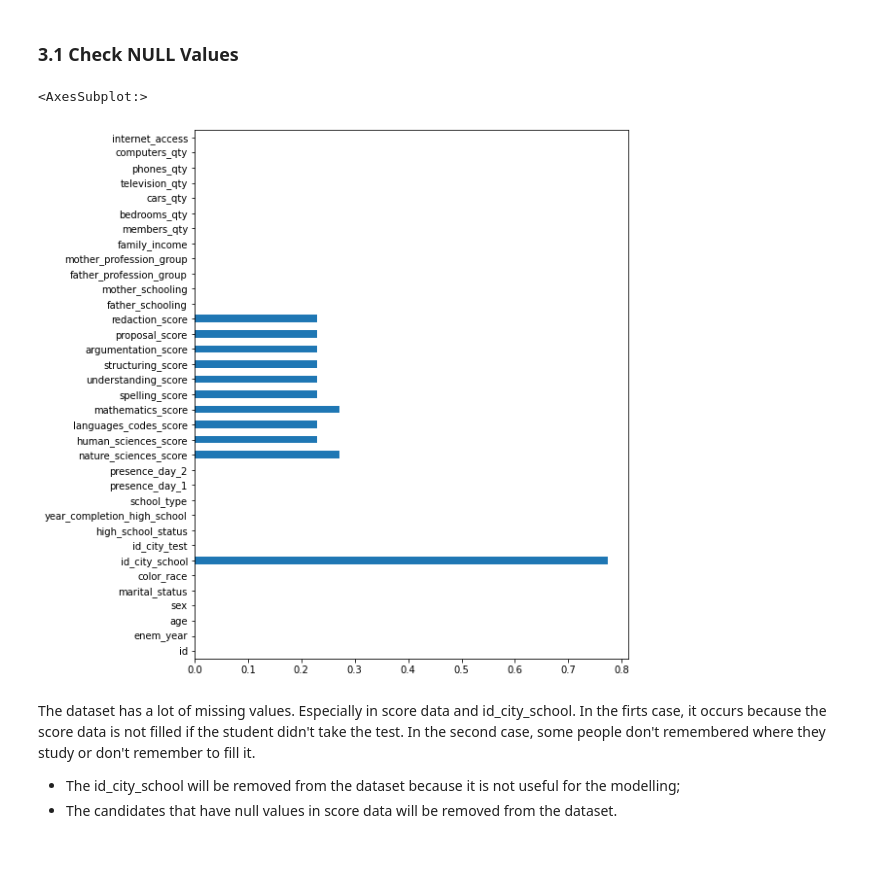
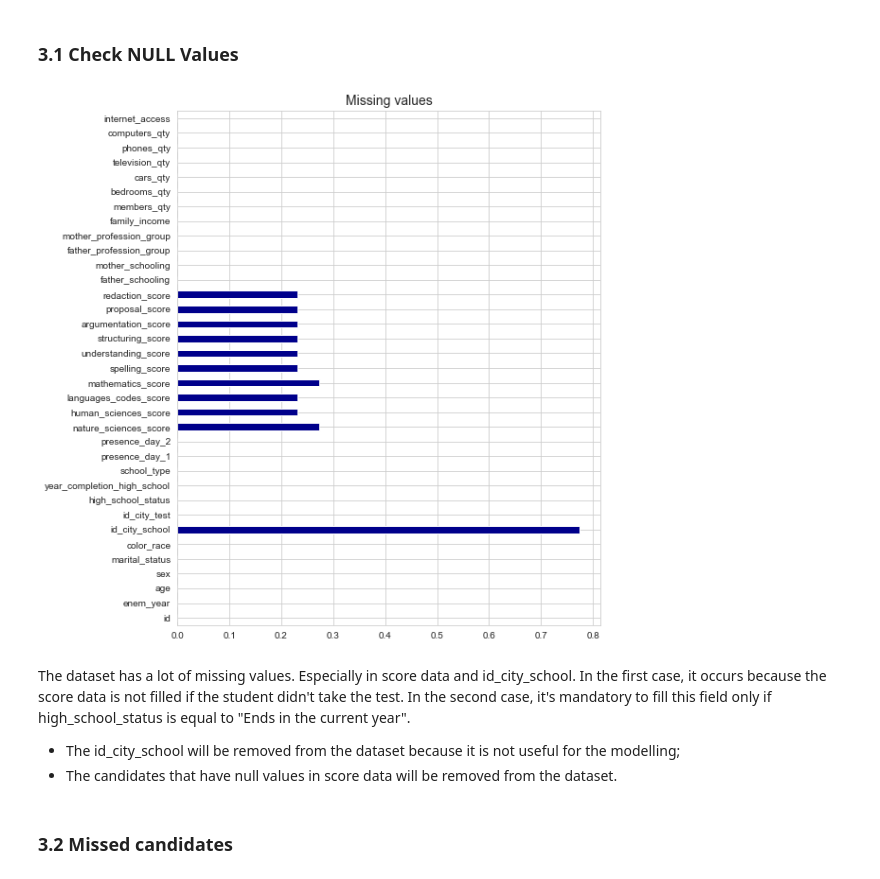
Before and after one commit to Dellonath/educational-data-mining-enem, a Jupyter notebook: notebooks/1.0-exploratory-data-analysis.ipynb, the cells around one changed output. Drawn from its saved outputs; the diff is of its cells as text; code cells hidden in the pictures.

Commit message:
Writing report and making graphs 2022-06-01

```diff
--- a/notebooks/1.0-exploratory-data-analysis.ipynb
+++ b/notebooks/1.0-exploratory-data-analysis.ipynb
@@ -11,8 +11,7 @@ import seaborn as sns
 import sys
 import matplotlib.pyplot as plt
 
-sys.path.append('../src/features')
-from make_features import MakeFeatures
-
 pd.set_option('display.max_columns', None)
+sns.set_palette('Paired')
+sns.set_style("whitegrid")
 # %% [markdown]
@@ -20,5 +19,5 @@ pd.set_option('display.max_columns', None)
 # %%
-raw_data = pd.read_parquet('../data/raw/v1-enem-raw-20220531.parquet')
-raw_data.info()
+data = pd.read_parquet('../data/processed/v0-enem-processed-20220531.parquet')
+data.info()
 # %% [output]
 <class 'pandas.core.frame.DataFrame'>
@@ -43,12 +42,16 @@ memory usage: 136.0+ MB
 # %% [markdown]
 ### 3.1 Check NULL Values
 # %%
-(raw_data.isna().sum() / raw_data.shape[0]).plot.barh(figsize = (8, 10))
+(data.isna().sum() / data.shape[0]).plot.barh(figsize = (8, 10), color = 'darkblue')
+plt.title('Missing values', fontsize = 14)
+plt.savefig('../reports/figures/missing_values.jpeg', bbox_inches = 'tight', dpi = 600)
+plt.show()
 # %% [output]
-<AxesSubplot:>
-[figure, old version]
+[figure, new version]
 # %% [markdown]
-The dataset has a lot of missing values. Especially in score data and id_city_school. In the firts case, it occurs because the score data is not filled if the student didn't take the test. In the second case, some people don't remembered where they study or don't remember to fill it.
+The dataset has a lot of missing values. Especially in score data and id_city_school. In the first case, it occurs because the score data is not filled if the student didn't take the test. In the second case, it's mandatory to fill this field only if high_school_status is equal to "Ends in the current year".
 
 *  The id_city_school will be removed from the dataset because it is not useful for the modelling;
 *  The candidates that have null values in score data will be removed from the dataset.
+# %% [markdown]
+### 3.2 Missed candidates
```
Also changed, not shown: parts of 11 cells of this notebook, 8 other files.
